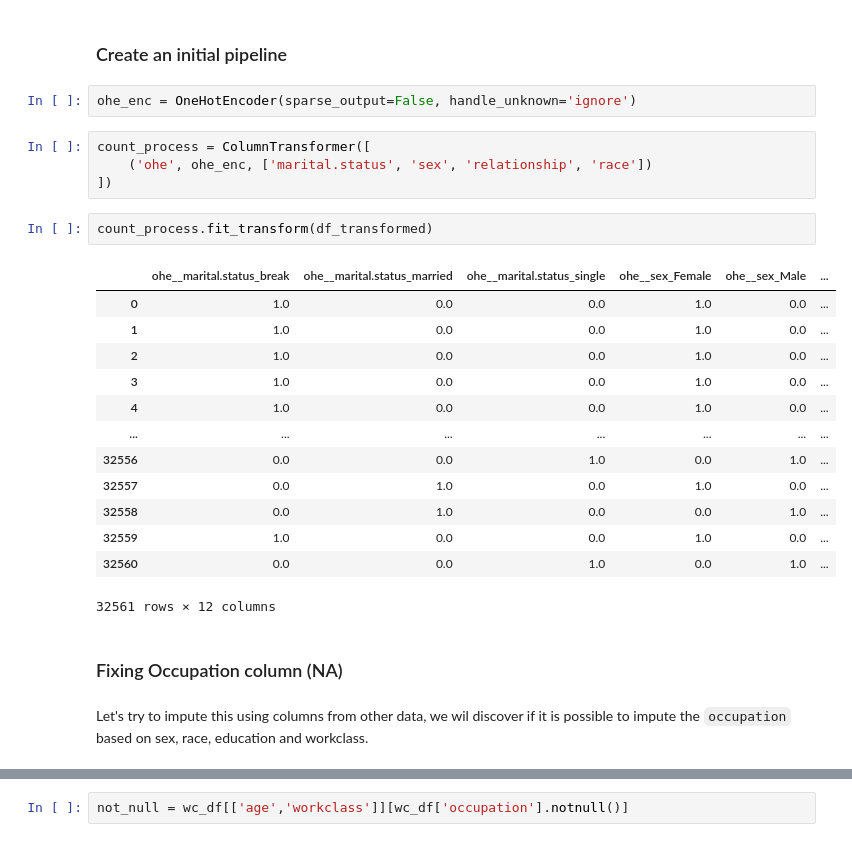
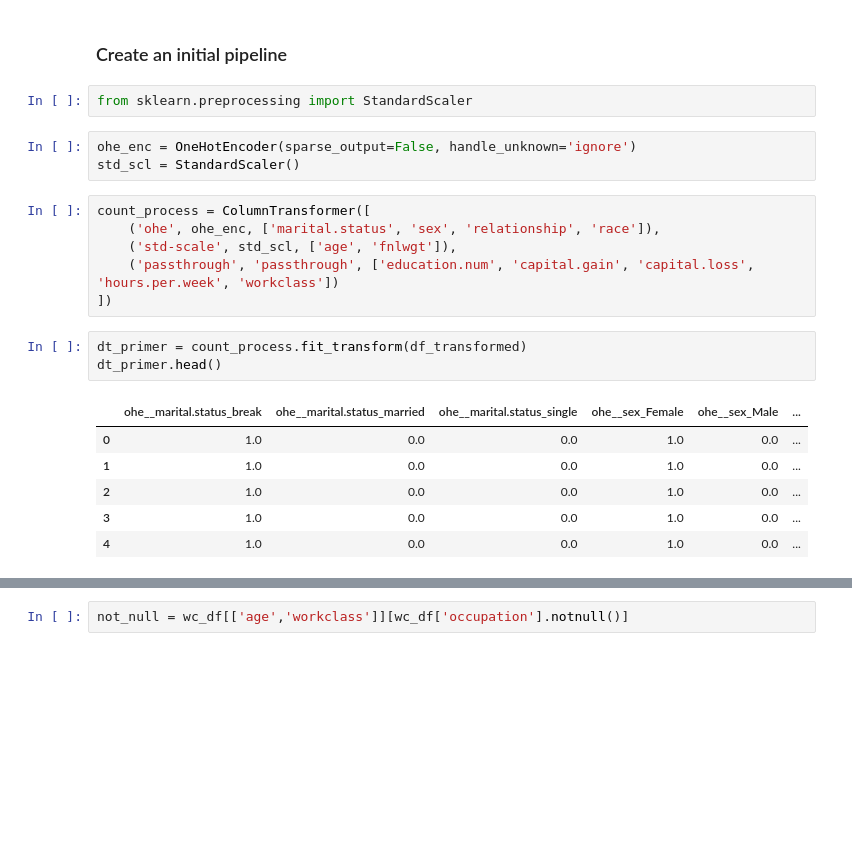
Before and after one commit to roijacob/data-science-projects, a Jupyter notebook: census-income/notebook.ipynb, the cells around one changed output, grey strips where cells are left out. Cells and saved outputs as stored; diff of their text form; blank space fills up the shorter version.

```diff
--- a/census-income/notebook.ipynb
+++ b/census-income/notebook.ipynb
@@ -343,29 +347,24 @@ df_transformed.head()
 | 4 | 41 | P.Employed | 264663 | Some-college | 10 | break | Prof-specialty | no_family | ... |
 # %% [markdown]
 ### Create an initial pipeline
+# %%
+from sklearn.preprocessing import StandardScaler
 # %%
 ohe_enc = OneHotEncoder(sparse_output=False, handle_unknown='ignore')
+std_scl = StandardScaler()
 # %%
 count_process = ColumnTransformer([
-    ('ohe', ohe_enc, ['marital.status', 'sex', 'relationship', 'race'])
+    ('ohe', ohe_enc, ['marital.status', 'sex', 'relationship', 'race']),
+    ('std-scale', std_scl, ['age', 'fnlwgt']),
+    ('passthrough', 'passthrough', ['education.num', 'capital.gain', 'capital.loss', 'hours.per.week', 'workclass'])
 ])
 # %%
-count_process.fit_transform(df_transformed)
+dt_primer = count_process.fit_transform(df_transformed)
+dt_primer.head()
 # %% [output]
 |  | ohe__marital.status_break | ohe__marital.status_married | ohe__marital.status_single | ohe__sex_Female | ohe__sex_Male | ... |
 | 0 | 1.0 | 0.0 | 0.0 | 1.0 | 0.0 | ... |
 | 1 | 1.0 | 0.0 | 0.0 | 1.0 | 0.0 | ... |
 | 2 | 1.0 | 0.0 | 0.0 | 1.0 | 0.0 | ... |
 | 3 | 1.0 | 0.0 | 0.0 | 1.0 | 0.0 | ... |
 | 4 | 1.0 | 0.0 | 0.0 | 1.0 | 0.0 | ... |
-| ... | ... | ... | ... | ... | ... | ... |
-| 32556 | 0.0 | 0.0 | 1.0 | 0.0 | 1.0 | ... |
-| 32557 | 0.0 | 1.0 | 0.0 | 1.0 | 0.0 | ... |
-| 32558 | 0.0 | 1.0 | 0.0 | 0.0 | 1.0 | ... |
-| 32559 | 1.0 | 0.0 | 0.0 | 1.0 | 0.0 | ... |
-| 32560 | 0.0 | 0.0 | 1.0 | 0.0 | 1.0 | ... |
-32561 rows × 12 columns
-# %% [markdown]
-### Fixing Occupation column (NA)
-# %% [markdown]
-Let's try to impute this using columns from other data, we wil discover if it is possible to impute the `occupation` based on sex, race, education and workclass.
```
Also changed, not shown: parts of 40 cells of this notebook, 2 other files.
